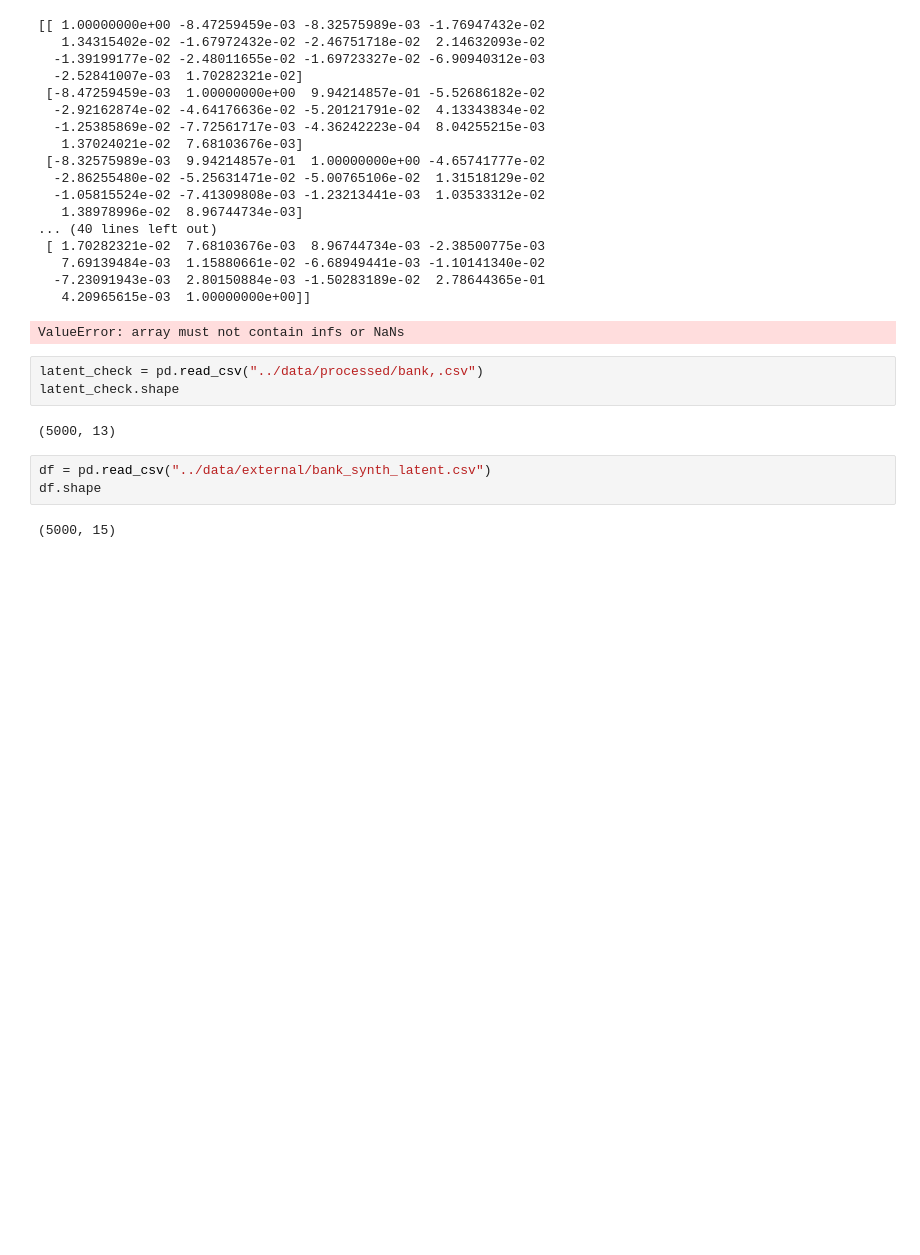
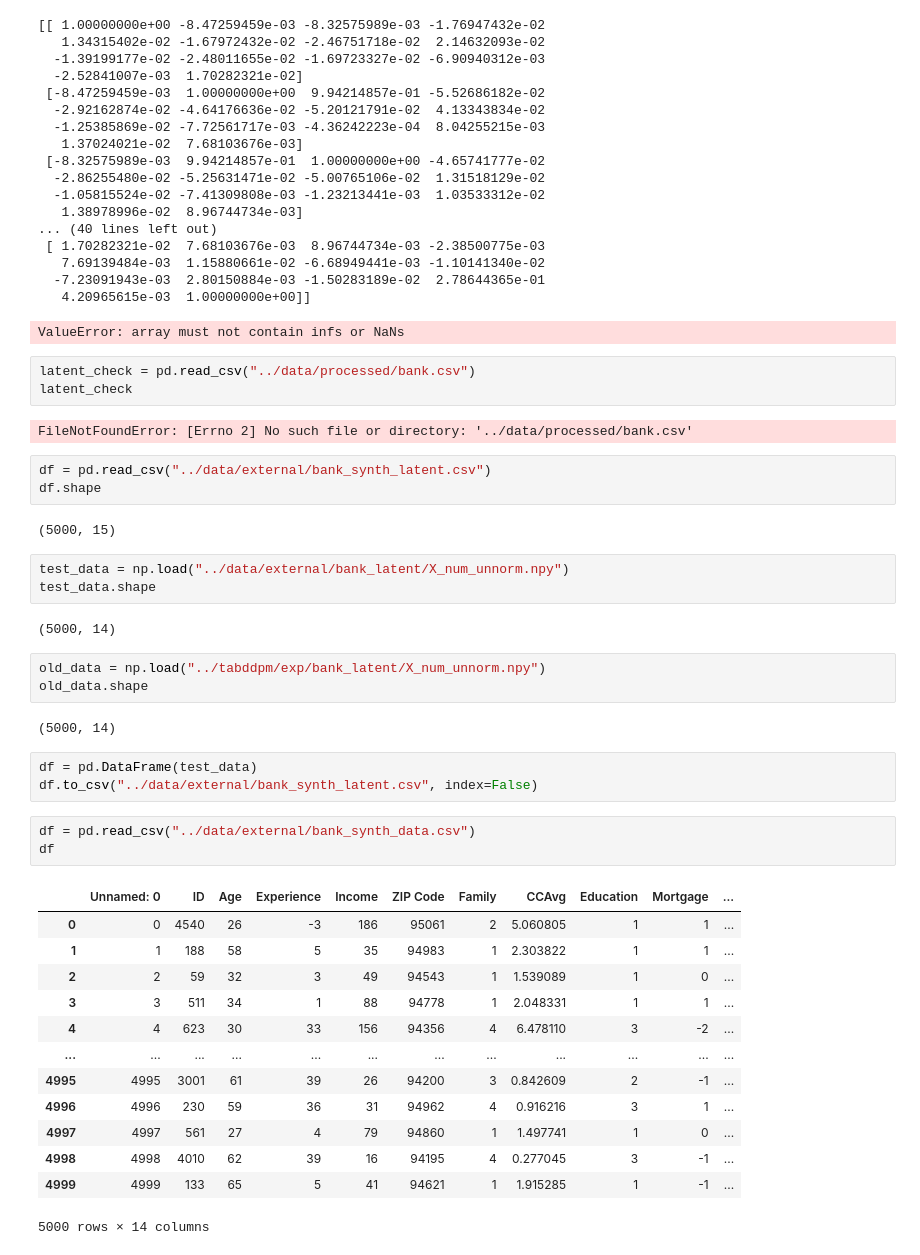
Before and after one commit to arc-arnob/Silofuse-reproduced, a Jupyter notebook: notebooks/1.0-vae-tvae-initial.ipynb, the cells around one changed output. Saved outputs shown, nothing was run; the diff lists cells and outputs as text; blank space fills up the shorter version.

Commit message:
Fix tabddpm extra dimension

```diff
--- a/notebooks/1.0-vae-tvae-initial.ipynb
+++ b/notebooks/1.0-vae-tvae-initial.ipynb
@@ -479,12 +480,42 @@ correlation_similarity(real_df.to_numpy(), gen_df.to_numpy())
    4.20965615e-03  1.00000000e+00]]
 ValueError: array must not contain infs or NaNs
 # %%
-latent_check = pd.read_csv("../data/processed/bank,.csv")
-latent_check.shape
+latent_check = pd.read_csv("../data/processed/bank.csv")
+latent_check
 # %% [output]
-(5000, 13)
+FileNotFoundError: [Errno 2] No such file or directory: '../data/processed/bank.csv'
 # %%
 df = pd.read_csv("../data/external/bank_synth_latent.csv")
 df.shape
 # %% [output]
 (5000, 15)
+# %%
+test_data = np.load("../data/external/bank_latent/X_num_unnorm.npy")
+test_data.shape
+# %% [output]
+(5000, 14)
+# %%
+old_data = np.load("../tabddpm/exp/bank_latent/X_num_unnorm.npy")
+old_data.shape
+# %% [output]
+(5000, 14)
+# %%
+df = pd.DataFrame(test_data)
+df.to_csv("../data/external/bank_synth_latent.csv", index=False)
+# %%
+df = pd.read_csv("../data/external/bank_synth_data.csv")
+df
+# %% [output]
+|  | Unnamed: 0 | ID | Age | Experience | Income | ZIP Code | Family | CCAvg | Education | Mortgage | ... |
+| 0 | 0 | 4540 | 26 | -3 | 186 | 95061 | 2 | 5.060805 | 1 | 1 | ... |
+| 1 | 1 | 188 | 58 | 5 | 35 | 94983 | 1 | 2.303822 | 1 | 1 | ... |
+| 2 | 2 | 59 | 32 | 3 | 49 | 94543 | 1 | 1.539089 | 1 | 0 | ... |
+| 3 | 3 | 511 | 34 | 1 | 88 | 94778 | 1 | 2.048331 | 1 | 1 | ... |
+| 4 | 4 | 623 | 30 | 33 | 156 | 94356 | 4 | 6.478110 | 3 | -2 | ... |
+| ... | ... | ... | ... | ... | ... | ... | ... | ... | ... | ... | ... |
+| 4995 | 4995 | 3001 | 61 | 39 | 26 | 94200 | 3 | 0.842609 | 2 | -1 | ... |
+| 4996 | 4996 | 230 | 59 | 36 | 31 | 94962 | 4 | 0.916216 | 3 | 1 | ... |
+| 4997 | 4997 | 561 | 27 | 4 | 79 | 94860 | 1 | 1.497741 | 1 | 0 | ... |
+| 4998 | 4998 | 4010 | 62 | 39 | 16 | 94195 | 4 | 0.277045 | 3 | -1 | ... |
+| 4999 | 4999 | 133 | 65 | 5 | 41 | 94621 | 1 | 1.915285 | 1 | -1 | ... |
+5000 rows × 14 columns
```
Also changed, not shown: parts of 4 cells of this notebook, 4 other files.
